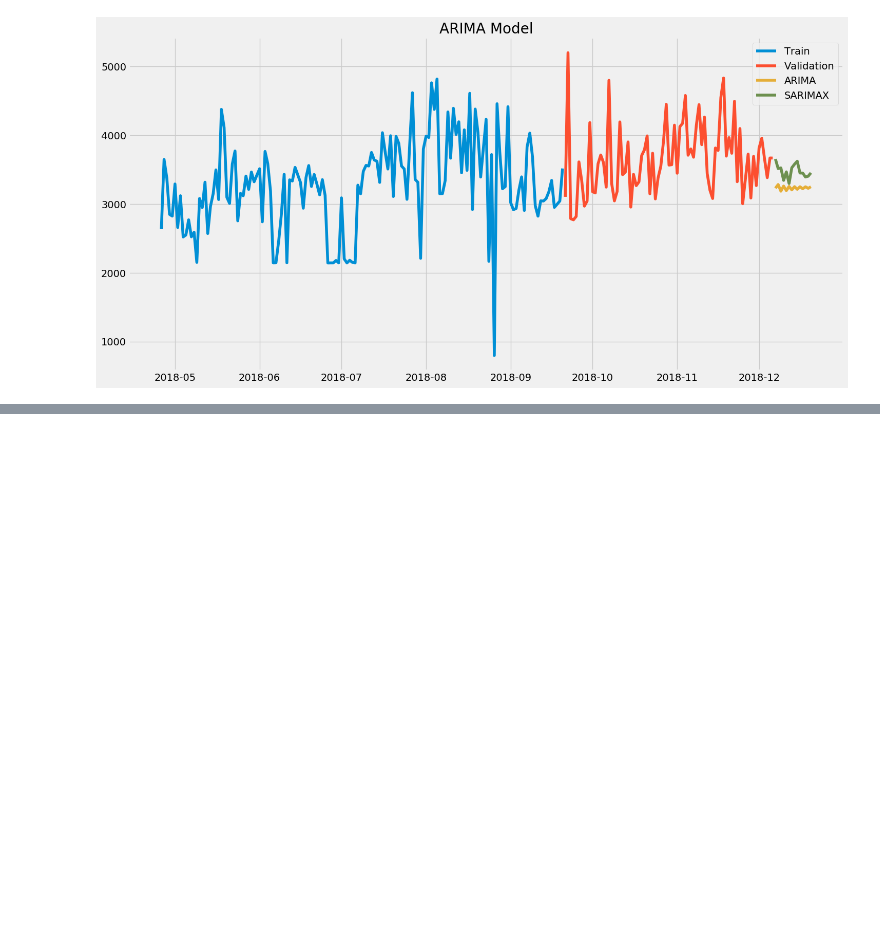
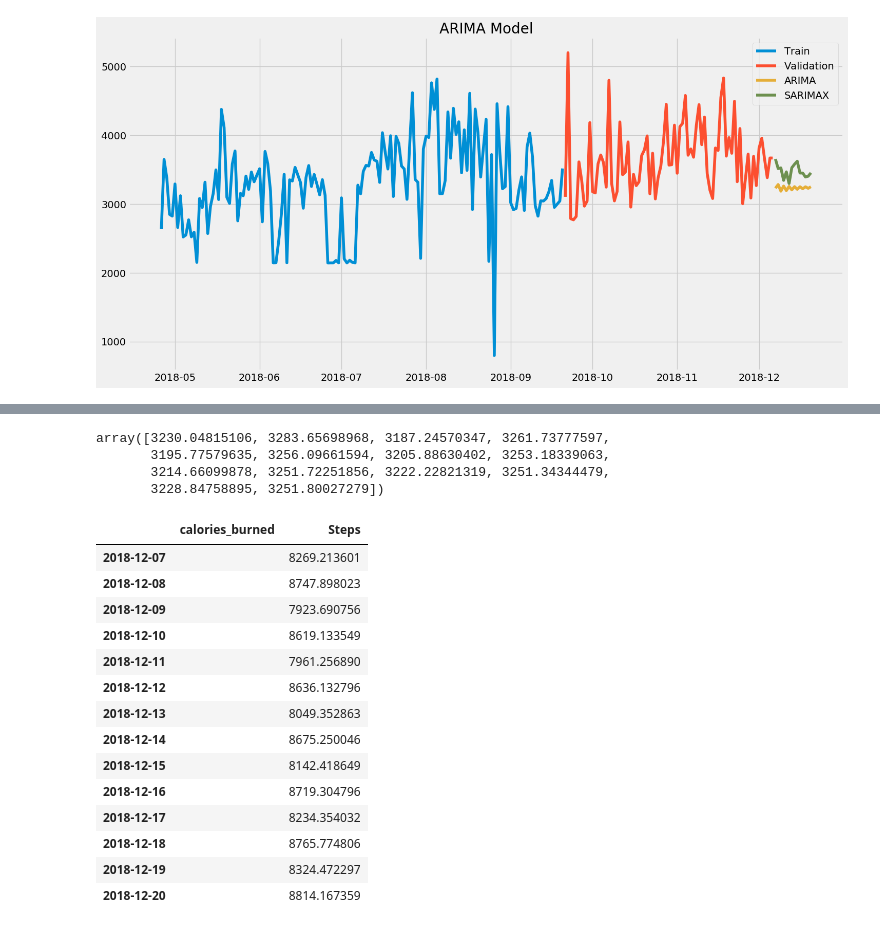
Before and after one commit to jesseanddd/fitbit, a Jupyter notebook: jesse_fitbit.ipynb, the cells around one changed output, grey strips where cells are left out. Drawn from its saved outputs; the diff is of its cells as text; code cells hidden in the pictures; blank space fills up the shorter version.

```diff
--- a/jesse_fitbit.ipynb
+++ b/jesse_fitbit.ipynb
@@ -203,5 +217,3 @@ df.Date = pd.to_datetime(df.Date)
-# %%
-df = df.sort_values(by='Date')
 # %%
 df.tail(140)
 # %% [output]
@@ -999,0 +1026,10 @@ Text(0.5, 1.0, 'ARIMA Model')
+# %%
+model = ARIMA(train['calories_burned'], order=(2, 1, 2))
+results_ARIMA = model.fit(disp=-1)
+forecast = results_ARIMA.forecast(steps=14)[0]
+forecast
+# %% [output]
+array([3230.04815106, 3283.65698968, 3187.24570347, 3261.73777597,
+       3195.77579635, 3256.09661594, 3205.88630402, 3253.18339063,
+       3214.66099878, 3251.72251856, 3222.22821319, 3251.34344479,
+       3228.84758895, 3251.80027279])
@@ -999,0 +1047,18 @@ Text(0.5, 1.0, 'ARIMA Model')
+# %%
+pdf
+# %% [output]
+|  | calories_burned | Steps |
+| 2018-12-07 |  | 8269.213601 |
+| 2018-12-08 |  | 8747.898023 |
+| 2018-12-09 |  | 7923.690756 |
+| 2018-12-10 |  | 8619.133549 |
+| 2018-12-11 |  | 7961.256890 |
+| 2018-12-12 |  | 8636.132796 |
+| 2018-12-13 |  | 8049.352863 |
+| 2018-12-14 |  | 8675.250046 |
+| 2018-12-15 |  | 8142.418649 |
+| 2018-12-16 |  | 8719.304796 |
+| 2018-12-17 |  | 8234.354032 |
+| 2018-12-18 |  | 8765.774806 |
+| 2018-12-19 |  | 8324.472297 |
+| 2018-12-20 |  | 8814.167359 |
```
Also changed, not shown: parts of 20 cells of this notebook.
